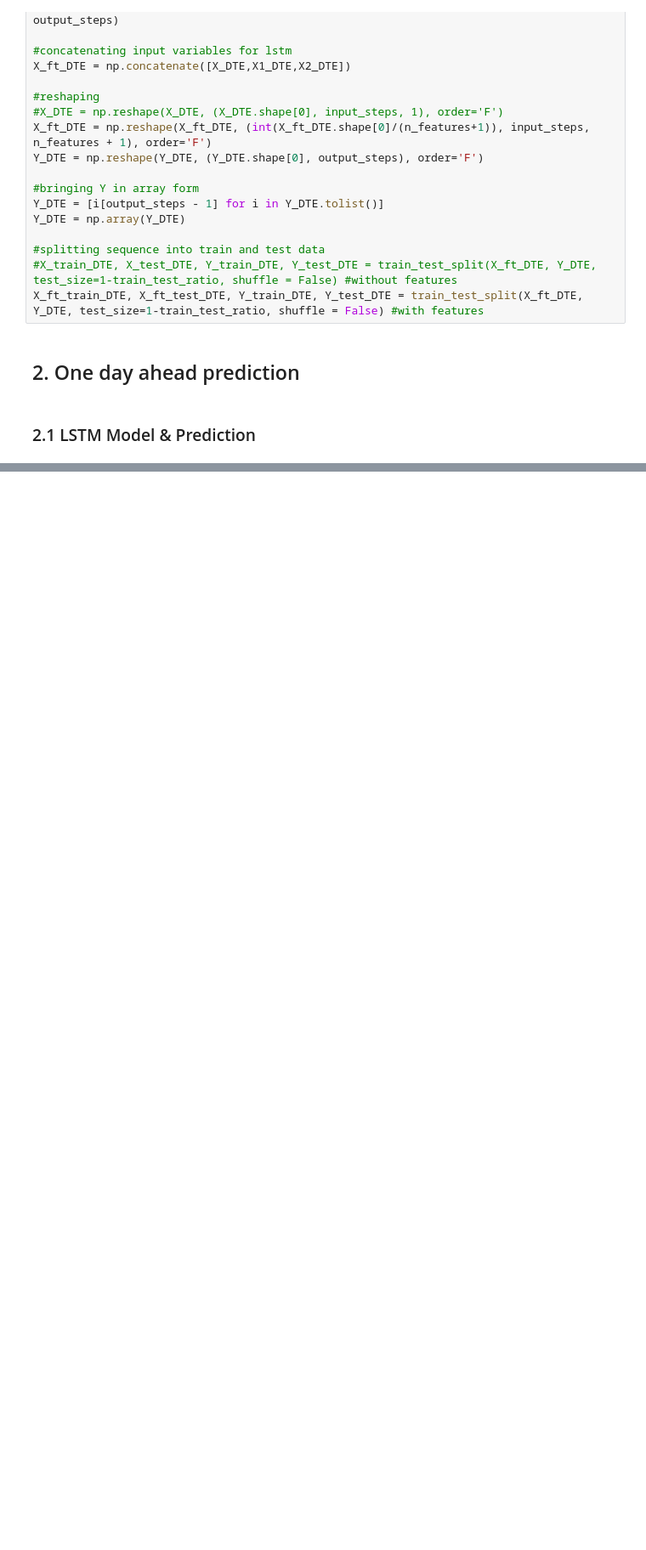
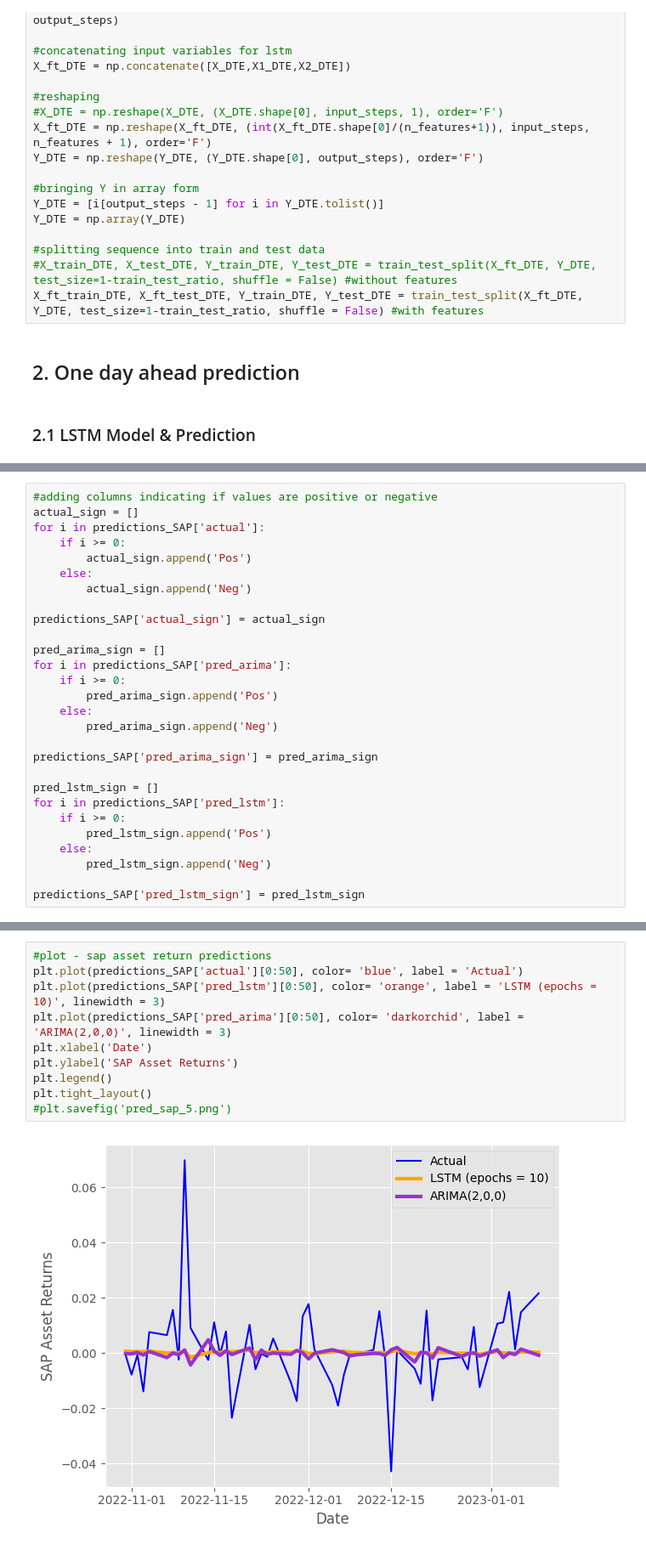
Before and after one commit to cem-akkus/Master, a Jupyter notebook: DataVisualisations.ipynb, the cells around one changed output, grey strips where cells are left out. Shown: that part at 85% size. Saved outputs shown, nothing was run; the diff lists cells and outputs as text; blank space fills up the shorter version.

```diff
--- a/DataVisualisations.ipynb
+++ b/DataVisualisations.ipynb
@@ -678,0 +898,28 @@ X_ft_train_DTE, X_ft_test_DTE, Y_train_DTE, Y_test_DTE = train_test_split(X_ft_D
+# %%
+#adding columns indicating if values are positive or negative
+actual_sign = []
+for i in predictions_SAP['actual']:
+    if i >= 0:
+        actual_sign.append('Pos')
+    else:
+        actual_sign.append('Neg')
+
+predictions_SAP['actual_sign'] = actual_sign
+
+pred_arima_sign = []
+for i in predictions_SAP['pred_arima']:
+    if i >= 0:
+        pred_arima_sign.append('Pos')
+    else:
+        pred_arima_sign.append('Neg')
+
+predictions_SAP['pred_arima_sign'] = pred_arima_sign
+
+pred_lstm_sign = []
+for i in predictions_SAP['pred_lstm']:
+    if i >= 0:
+        pred_lstm_sign.append('Pos')
+    else:
+        pred_lstm_sign.append('Neg')
+
+predictions_SAP['pred_lstm_sign'] = pred_lstm_sign
@@ -678,0 +979,12 @@ X_ft_train_DTE, X_ft_test_DTE, Y_train_DTE, Y_test_DTE = train_test_split(X_ft_D
+# %%
+#plot - sap asset return predictions
+plt.plot(predictions_SAP['actual'][0:50], color= 'blue', label = 'Actual')
+plt.plot(predictions_SAP['pred_lstm'][0:50], color= 'orange', label = 'LSTM (epochs = 10)', linewidth = 3)
+plt.plot(predictions_SAP['pred_arima'][0:50], color= 'darkorchid', label = 'ARIMA(2,0,0)', linewidth = 3)
+plt.xlabel('Date')
+plt.ylabel('SAP Asset Returns')
+plt.legend()
+plt.tight_layout()
+#plt.savefig('pred_sap_5.png')
+# %% [output]
+[figure, added]
```
Also changed, not shown: parts of 22 cells of this notebook.
